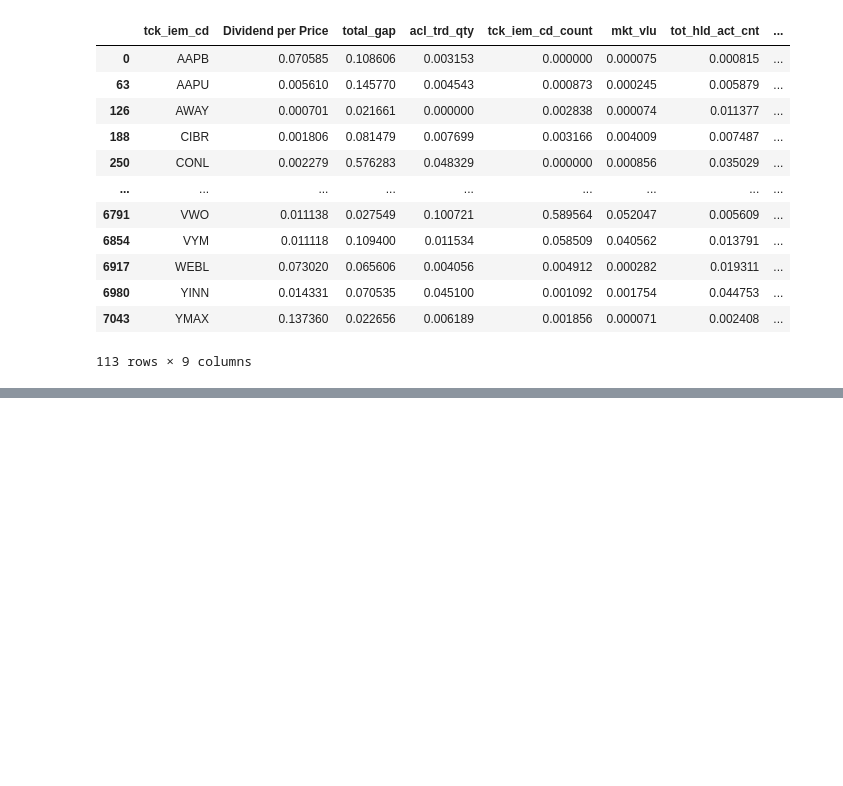
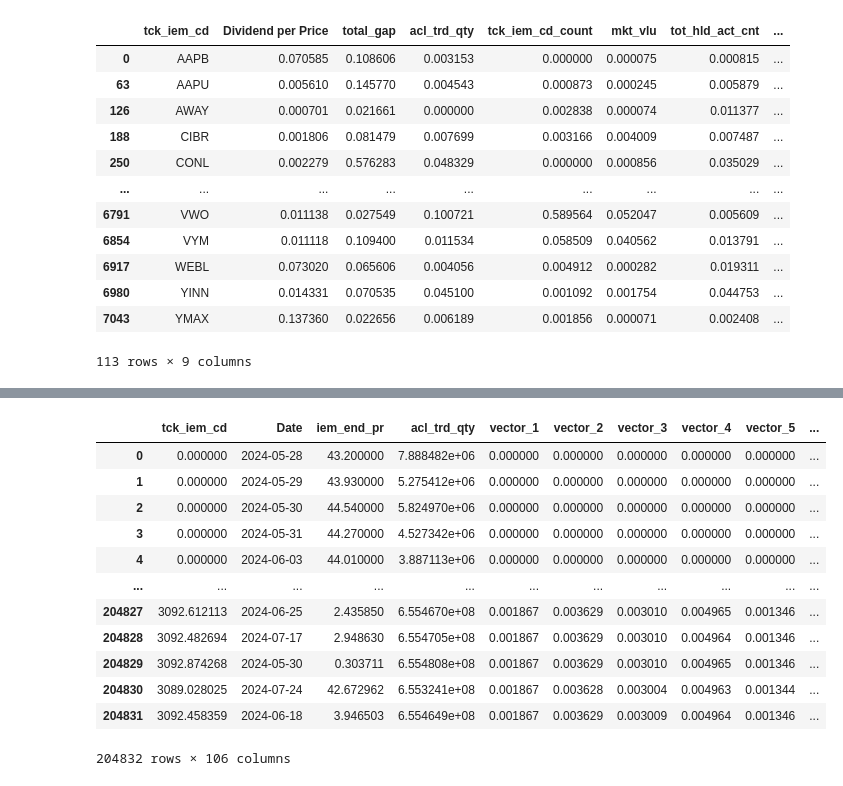
Before and after one commit to froggy-hyun/24NH_bigdata, a Jupyter notebook: code_main.ipynb, the cells around one changed output, grey strips where cells are left out. Saved outputs shown, nothing was run; the diff lists cells and outputs as text; code cells hidden in the pictures; blank space fills up the shorter version.

```diff
--- a/code_main.ipynb
+++ b/code_main.ipynb
@@ -795,0 +1061,21 @@ Passing `palette` without assigning `hue` is deprecated and will be removed in v
+# %%
+# 5. 합성 데이터 생성
+num_samples_to_generate = 10000
+noise = np.random.normal(0, 1, (num_samples_to_generate, noise_dim))
+synthetic_data = generator.predict(noise)
+
+# 원래 범위로 스케일 복원
+synthetic_data_rescaled = synthetic_data * (data_max - data_min) + data_min
+
+# 합성 데이터를 DataFrame으로 변환
+synthetic_df = pd.DataFrame(synthetic_data_rescaled, columns=feature_columns)
+
+# 매핑된 Date를 원래 날짜로 되돌리기 위해 'Date_mapped'를 날짜로 변환
+# 가장 많이 사용하는 방법은 무작위로 원래 날짜 중에서 선택하는 것입니다
+synthetic_df['Date'] = np.random.choice(date_unique, size=num_samples_to_generate)
+
+# 필요에 따라 'Date_mapped' 컬럼 제거
+synthetic_df = synthetic_df.drop('Date_mapped', axis=1)
+
+# 합성 데이터 확인
+print(synthetic_df)
@@ -795,0 +1100,23 @@ Passing `palette` without assigning `hue` is deprecated and will be removed in v
+# %%
+#synthetic_df 와 result_df_train concat
+result_df_train = pd.concat([result_df_train, synthetic_df], ignore_index=True)
+
+result_df_train['iem_end_pr_shift'] = result_df_train.groupby('tck_iem_cd')['iem_end_pr'].shift(-1)
+
+
+result_df_train['iem_end'] = (result_df_train['iem_end_pr'] < result_df_train['iem_end_pr_shift']).astype(int)
+result_df_train
+# %% [output]
+|  | tck_iem_cd | Date | iem_end_pr | acl_trd_qty | vector_1 | vector_2 | vector_3 | vector_4 | vector_5 | ... |
+| 0 | 0.000000 | 2024-05-28 | 43.200000 | 7.888482e+06 | 0.000000 | 0.000000 | 0.000000 | 0.000000 | 0.000000 | ... |
+| 1 | 0.000000 | 2024-05-29 | 43.930000 | 5.275412e+06 | 0.000000 | 0.000000 | 0.000000 | 0.000000 | 0.000000 | ... |
+| 2 | 0.000000 | 2024-05-30 | 44.540000 | 5.824970e+06 | 0.000000 | 0.000000 | 0.000000 | 0.000000 | 0.000000 | ... |
+| 3 | 0.000000 | 2024-05-31 | 44.270000 | 4.527342e+06 | 0.000000 | 0.000000 | 0.000000 | 0.000000 | 0.000000 | ... |
+| 4 | 0.000000 | 2024-06-03 | 44.010000 | 3.887113e+06 | 0.000000 | 0.000000 | 0.000000 | 0.000000 | 0.000000 | ... |
+| ... | ... | ... | ... | ... | ... | ... | ... | ... | ... | ... |
+| 204827 | 3092.612113 | 2024-06-25 | 2.435850 | 6.554670e+08 | 0.001867 | 0.003629 | 0.003010 | 0.004965 | 0.001346 | ... |
+| 204828 | 3092.482694 | 2024-07-17 | 2.948630 | 6.554705e+08 | 0.001867 | 0.003629 | 0.003010 | 0.004964 | 0.001346 | ... |
+| 204829 | 3092.874268 | 2024-05-30 | 0.303711 | 6.554808e+08 | 0.001867 | 0.003629 | 0.003010 | 0.004965 | 0.001346 | ... |
+| 204830 | 3089.028025 | 2024-07-24 | 42.672962 | 6.553241e+08 | 0.001867 | 0.003628 | 0.003004 | 0.004963 | 0.001344 | ... |
+| 204831 | 3092.458359 | 2024-06-18 | 3.946503 | 6.554649e+08 | 0.001867 | 0.003629 | 0.003009 | 0.004964 | 0.001346 | ... |
+204832 rows × 106 columns
```
Also changed, not shown: parts of 23 cells of this notebook.
